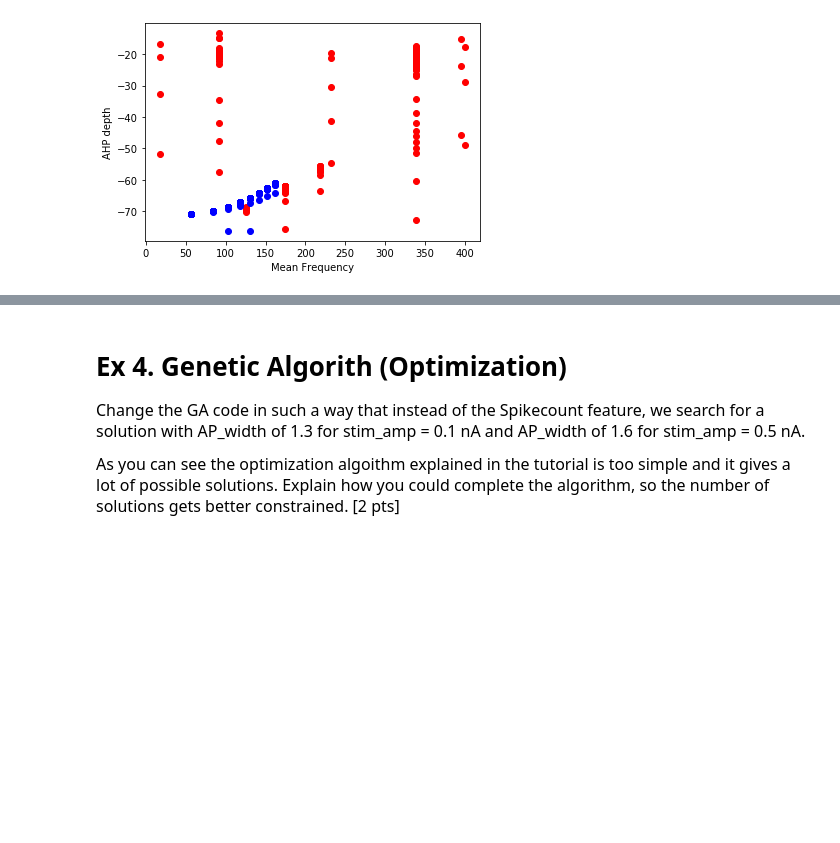
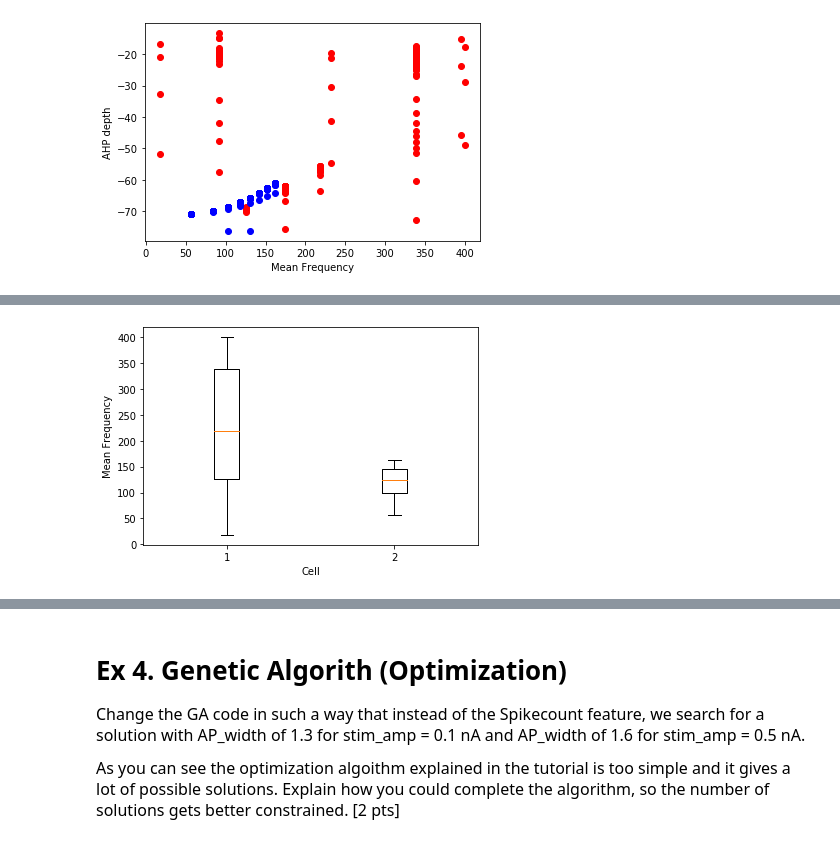
Before and after one commit to jjt20/InSilicoClass, a Jupyter notebook: my_notebooks/Week5/Week5_HomeWork.ipynb, the cells around one changed output, grey strips where cells are left out. Drawn from its saved outputs; the diff is of its cells as text; code cells hidden in the pictures; blank space fills up the shorter version.

```diff
--- a/my_notebooks/Week5/Week5_HomeWork.ipynb
+++ b/my_notebooks/Week5/Week5_HomeWork.ipynb
@@ -565,0 +561,8 @@ LinregressResult(slope=28.85574815836247, intercept=38.98325488467286, rvalue=0.
+# %%
+plt.figure()
+plt.boxplot([mean_freq1[np.where(~np.isnan(mean_freq1))],mean_freq2[np.where(~np.isnan(mean_freq2))]])
+plt.xlabel('Cell')
+plt.ylabel('Mean Frequency')
+plt.show()
+# %% [output]
+[figure, added]
```
Also changed, not shown: parts of 10 cells of this notebook, 1 other file.
